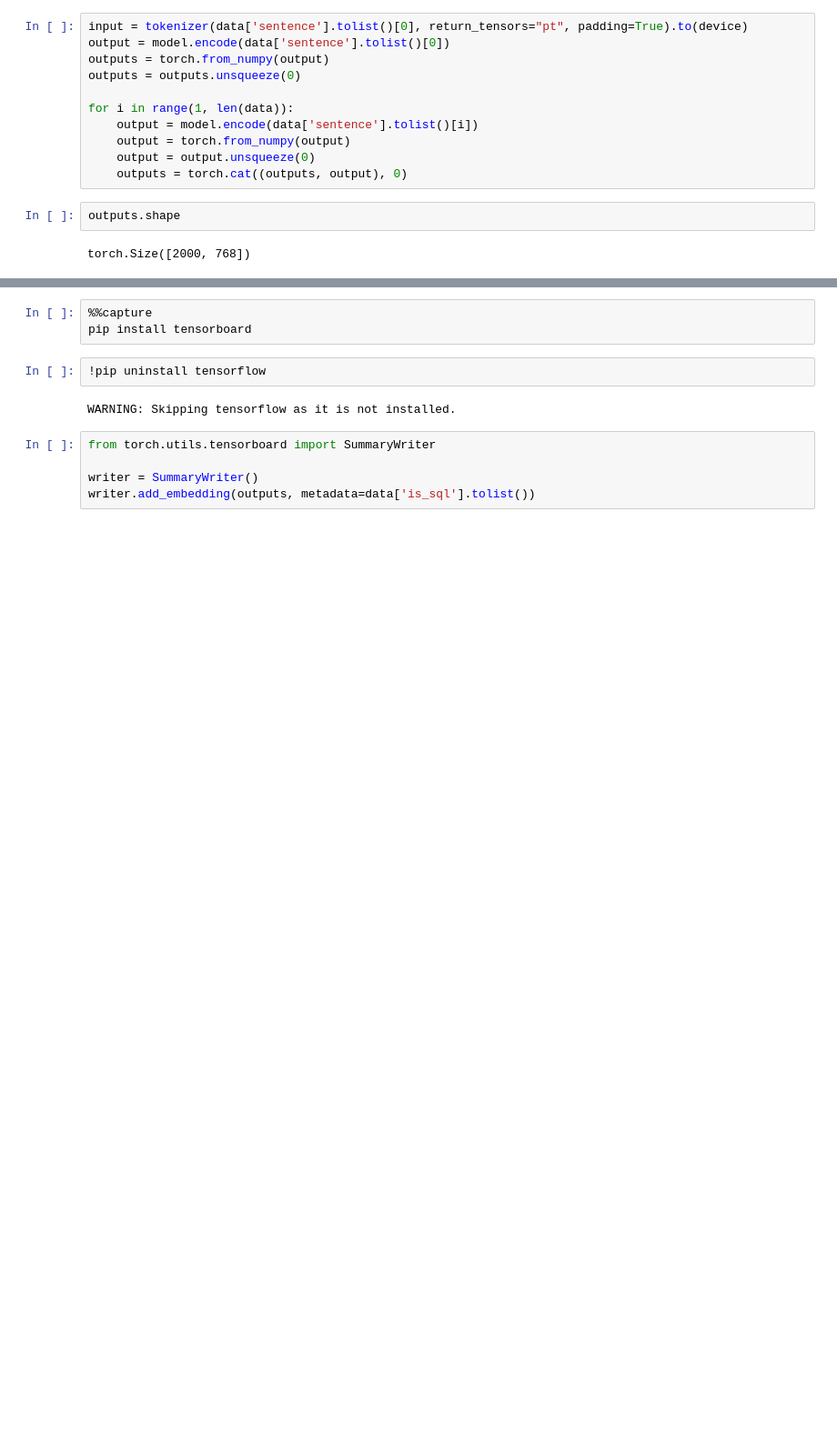
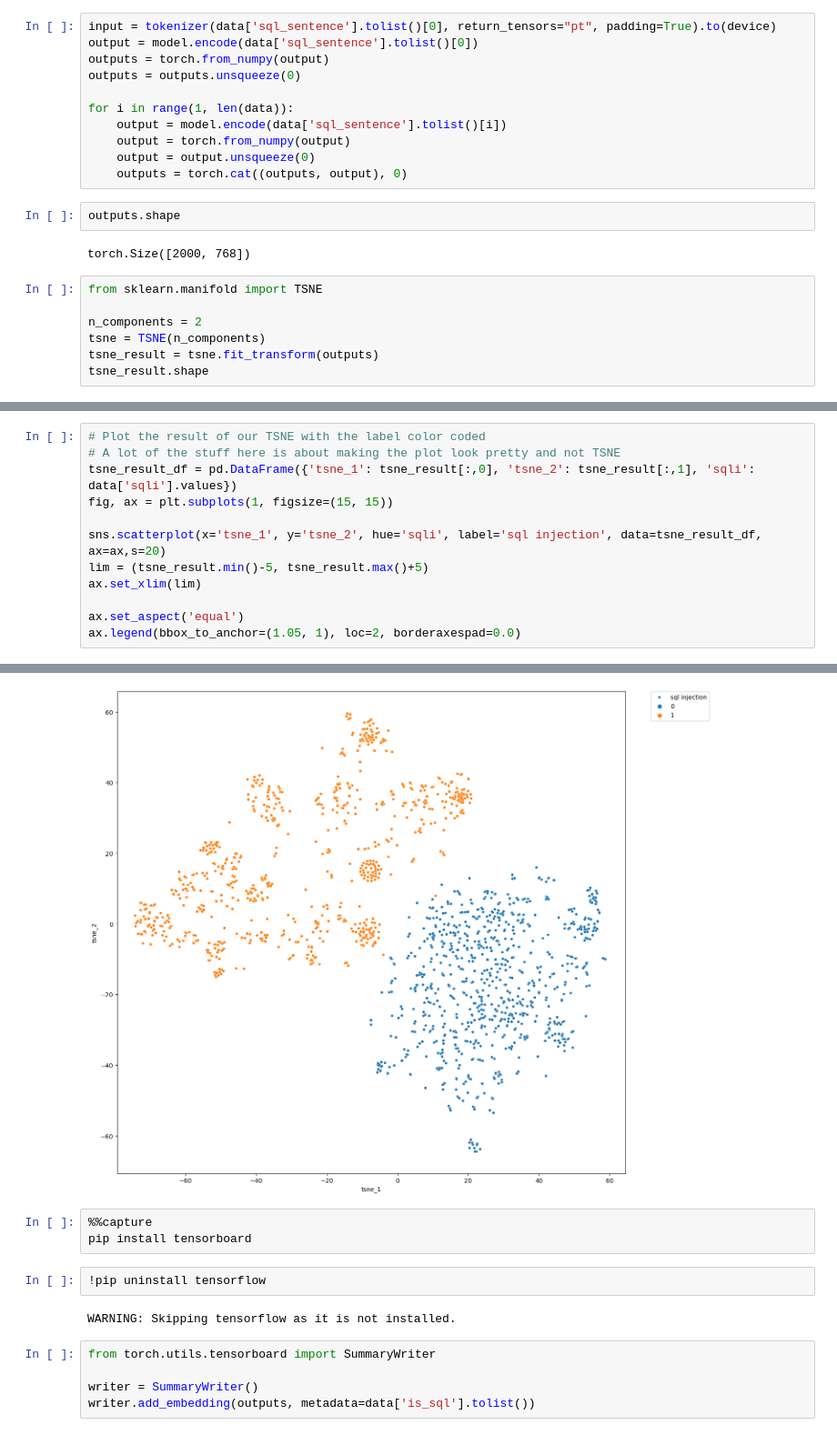
Before and after one commit to enriquemoraayala/oppe4rl-sqli, a Jupyter notebook: notebooks/sql_embeddings/get_embeddings.ipynb, the cells around one changed output, grey strips where cells are left out. Shown at 91% size. Saved outputs shown, nothing was run; the diff lists cells and outputs as text; blank space fills up the shorter version.

```diff
--- a/notebooks/sql_embeddings/get_embeddings.ipynb
+++ b/notebooks/sql_embeddings/get_embeddings.ipynb
@@ -104,11 +169,11 @@ cuda
 # %%
-input = tokenizer(data['sentence'].tolist()[0], return_tensors="pt", padding=True).to(device)
-output = model.encode(data['sentence'].tolist()[0])
+input = tokenizer(data['sql_sentence'].tolist()[0], return_tensors="pt", padding=True).to(device)
+output = model.encode(data['sql_sentence'].tolist()[0])
 outputs = torch.from_numpy(output)
 outputs = outputs.unsqueeze(0)
 
 for i in range(1, len(data)):
-    output = model.encode(data['sentence'].tolist()[i])
+    output = model.encode(data['sql_sentence'].tolist()[i])
     output = torch.from_numpy(output)
     output = output.unsqueeze(0)
     outputs = torch.cat((outputs, output), 0)
@@ -116,3 +181,10 @@ for i in range(1, len(data)):
 outputs.shape
 # %% [output]
 torch.Size([2000, 768])
+# %%
+from sklearn.manifold import TSNE
+
+n_components = 2
+tsne = TSNE(n_components)
+tsne_result = tsne.fit_transform(outputs)
+tsne_result.shape
@@ -118,0 +197,13 @@ torch.Size([2000, 768])
+# %%
+# Plot the result of our TSNE with the label color coded
+# A lot of the stuff here is about making the plot look pretty and not TSNE
+tsne_result_df = pd.DataFrame({'tsne_1': tsne_result[:,0], 'tsne_2': tsne_result[:,1], 'sqli': data['sqli'].values})
+fig, ax = plt.subplots(1, figsize=(15, 15))
+
+sns.scatterplot(x='tsne_1', y='tsne_2', hue='sqli', label='sql injection', data=tsne_result_df, ax=ax,s=20)
+lim = (tsne_result.min()-5, tsne_result.max()+5)
+ax.set_xlim(lim)
+
+ax.set_aspect('equal')
+ax.legend(bbox_to_anchor=(1.05, 1), loc=2, borderaxespad=0.0)
+# %% [output]
@@ -119,3 +211,4 @@ torch.Size([2000, 768])
+[figure, added]
 # %%
 %%capture
 pip install tensorboard
```
Also changed, not shown: parts of 11 cells of this notebook, 2 other files.
